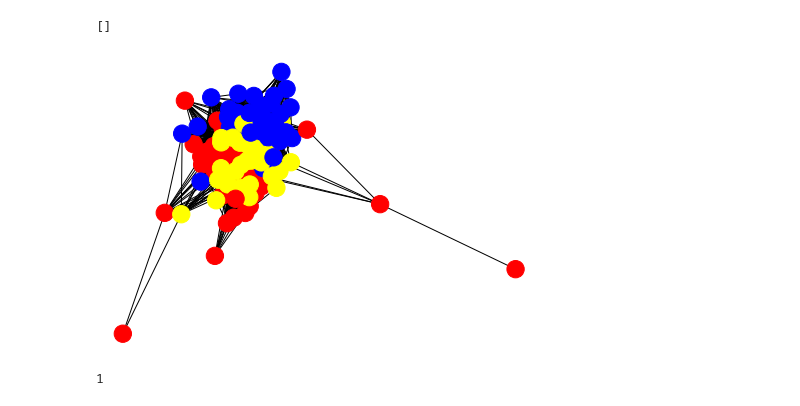
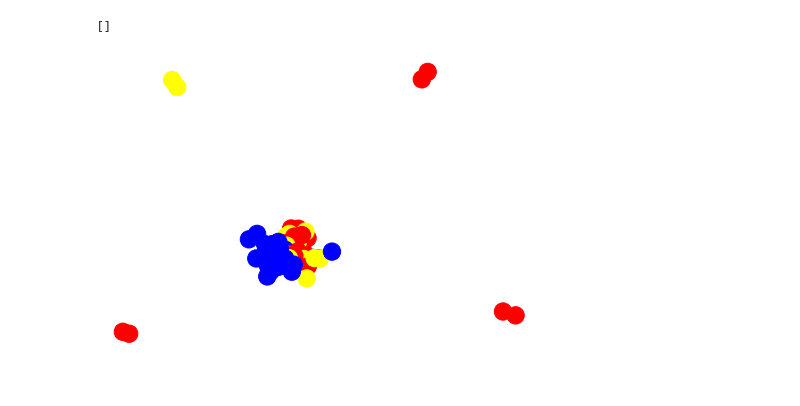
Before and after one commit to SirUnknown2/colonoscopy-videos-classification, a Jupyter notebook: MLPColonoscopy.ipynb, the cells around one changed output. Drawn from its saved outputs; the diff is of its cells as text; code cells hidden in the pictures.

```diff
--- a/MLPColonoscopy.ipynb
+++ b/MLPColonoscopy.ipynb
@@ -144,37 +138,35 @@ saliency_order = np.argsort(-np.sum(np.abs(grad_sum), 0))
 # %%
 num_features = 100
 salient_features = features.iloc[:,saliency_order[0:num_features]]
 A = np.zeros((features.shape[0], features.shape[0]))
 for i in features.index:
     for j in range(i):
         A[i,j] = np.linalg.norm(salient_features.iloc[i,:] - salient_features.iloc[j,:])
 A = A + np.transpose(A)
 # p = np.median(A).astype('int')
 # print(np.max(A))
-p = 1.6
+p = 1.3
 A = (A < p)
 A = A - np.eye(A.shape[0])
 rows, cols = np.where(A==1)
 edges = zip(rows.tolist(), cols.tolist())
 G = nx.Graph()
 G.add_edges_from(edges, node_size=1)
 color_map = np.array([])
 for node in G:
     if (class_label[node]==0):
         color_map = np.append(color_map, 'red')
     elif (class_label[node]==1):
         color_map = np.append(color_map, 'blue')
     else:
         color_map = np.append(color_map, 'yellow')
 nx.draw(G, node_color=color_map)
 plt.plot()
 # %% [output]
 []
-[figure, old version]
+[figure, new version]
 # %%
 print(p)
-# %% [output]
-1
 # %%
 kmeans = KMeans(n_clusters=3)
 kmeans.fit(salient_features)
```
Also changed, not shown: parts of 9 cells of this notebook, 10 other files.
